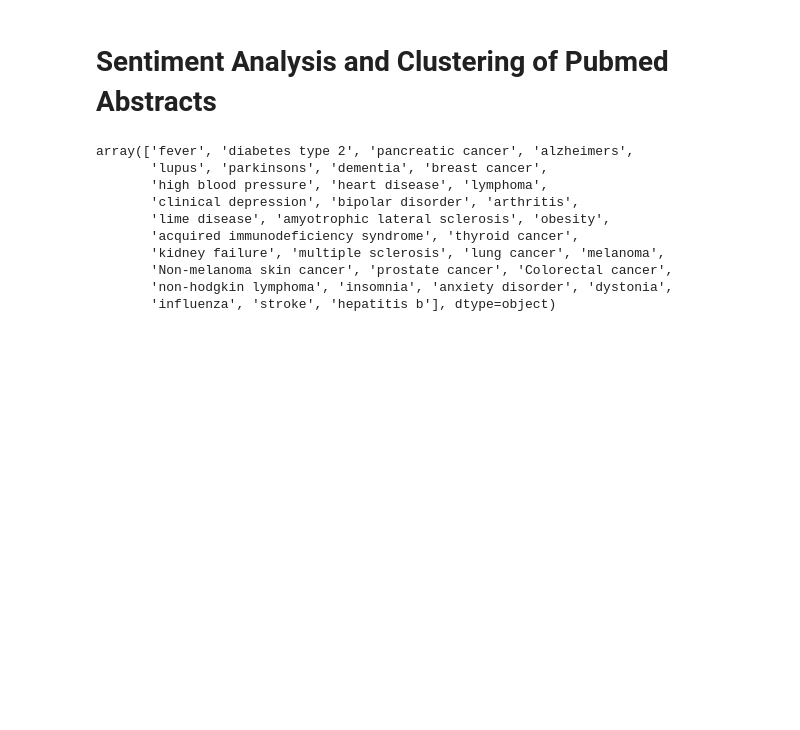
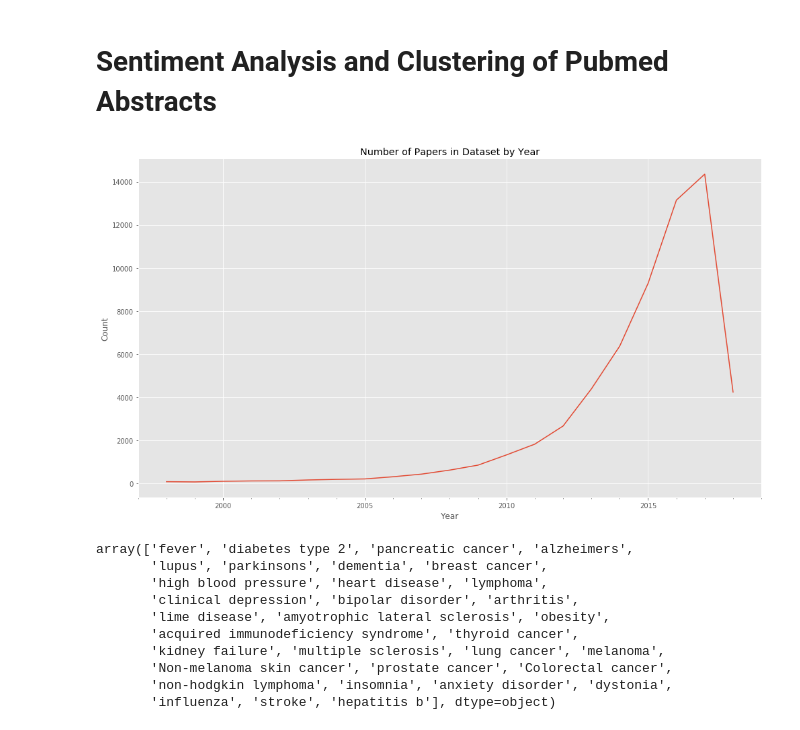
Before and after one commit to methoddatascience/Ara, a Jupyter notebook: Client Project 1/JupyterNotebooks/DocClusteringSentimentAnalysis.ipynb, the cells around one changed output. Cells and saved outputs as stored; diff of their text form; code cells hidden in the pictures; blank space fills up the shorter version.

```diff
--- a/Client Project 1/JupyterNotebooks/DocClusteringSentimentAnalysis.ipynb
+++ b/Client Project 1/JupyterNotebooks/DocClusteringSentimentAnalysis.ipynb
@@ -25,6 +29,45 @@ from SentimentTrendPlot import plot_sentiment_trends
 #loading in data
 df = pd.read_csv("pubmed_cleaned.csv")
 df = df[df['Clean_Abstract'].isnull() == False]
+
+# get pre-scored dataset
+scored = True
+if scored:
+    df = pd.read_csv("pubmed_cleaned_scored.csv")
+# %%
+import matplotlib.dates as mdates
+
+plt.style.use('ggplot')
+
+years = mdates.YearLocator()   # every year
+
+#fig,ax = plt.subplots(figsize=(17,8))
+
+df['Year'] = pd.to_datetime(df.Year, format='%Y')
+
+grouped = df.groupby(by=[df['Year']])['Article_title'].count()
+
+plt.figure(figsize=(14,8))
+#ax.figure(figsize=(18,8))
+grouped.plot()
+#plt.xlim(1997,2018)
+plt.title("Number of Papers in Dataset by Year")
+plt.ylabel('Count')
+plt.xlabel('Year')
+plt.tight_layout()
+#plt.xlim([datetime.date(1997, 1, 1), datetime.date(2019, 1, 1)])
+#plt.xticks(np.arange(21), (1997,1998,1999,2000,2001,2002,2003,2004,
+#                           2005,2006,2007,2008,2009,2010,2011,2012,
+#                           2013,2014,2015,2016,2017,2018))
+
+
+#ax.set_xticks()
+plt.locator_params(axis='x', nbins=10)
+
+#plt.xaxis.set_major_locator(years)
+#plt.xaxis.set_major_formatter(yearsFmt)
+# %% [output]
+[figure, added]
 # %%
 df['disease'].unique()
 # %% [output]
```
Also changed, not shown: parts of 25 cells of this notebook, 2 other files.
